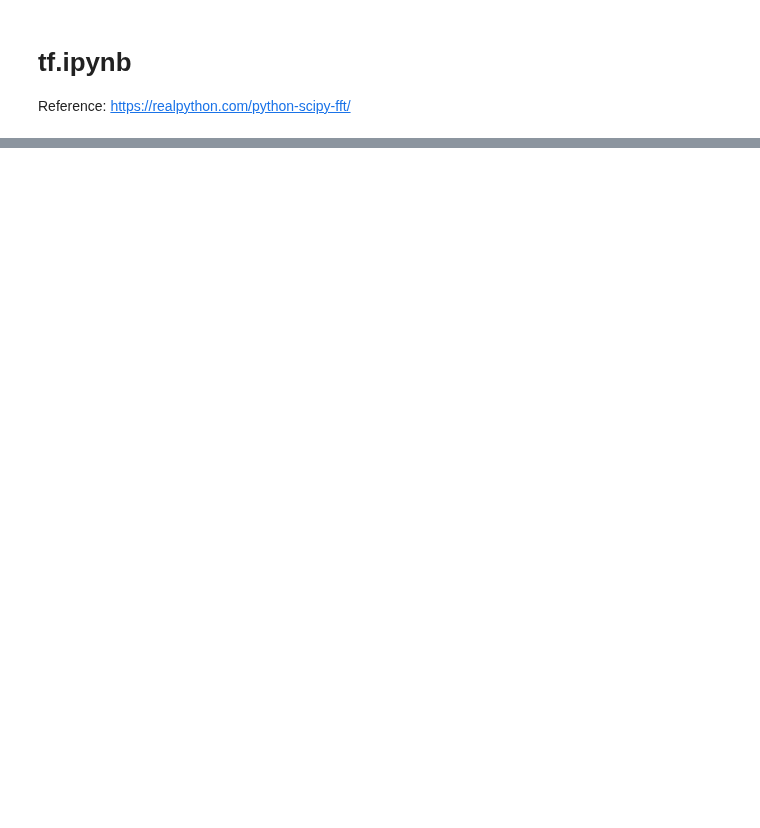
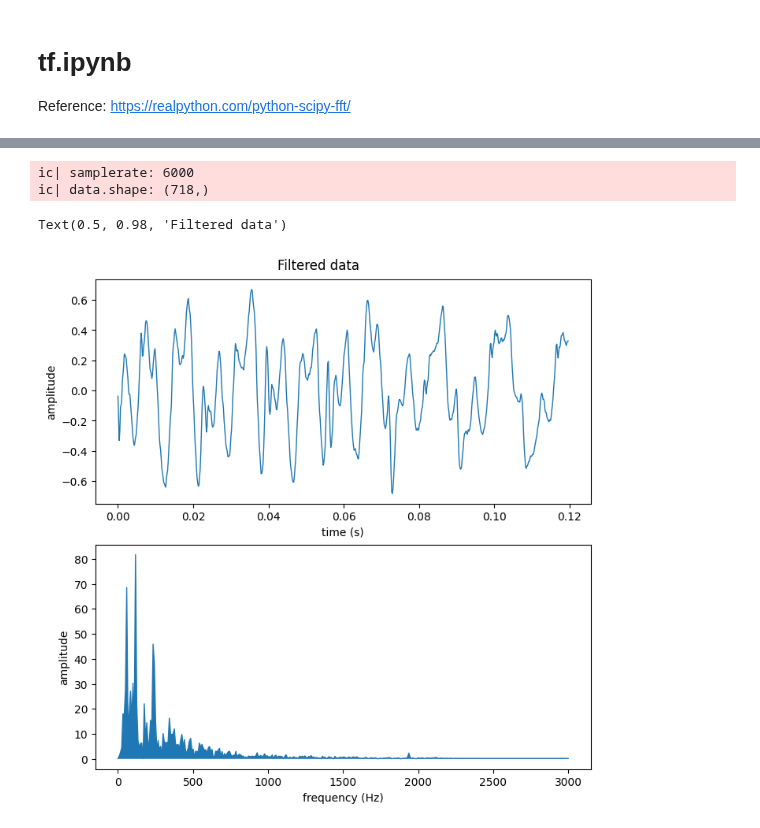
Before and after one commit to aubreymoore/beetles-in-flight, a Jupyter notebook: code/tf.ipynb, the cells around one changed output, grey strips where cells are left out. Cells and saved outputs as stored; diff of their text form; code cells hidden in the pictures; blank space fills up the shorter version.

```diff
--- a/code/tf.ipynb
+++ b/code/tf.ipynb
@@ -70,0 +170,9 @@ ic| data.shape: (718,)
+# %%
+filtered_data = butter_bandpass_filter(data=data, lowcut=30, highcut=2000, fs=samplerate, order=6)
+fig, (axt, axf) = plot_time_frequency(samplerate, filtered_data)
+fig.suptitle('Filtered data')
+# %% [output]
+ic| samplerate: 6000
+ic| data.shape: (718,)
+Text(0.5, 0.98, 'Filtered data')
+[figure, added]
```
Also changed, not shown: parts of 11 cells of this notebook, 10 other files.
